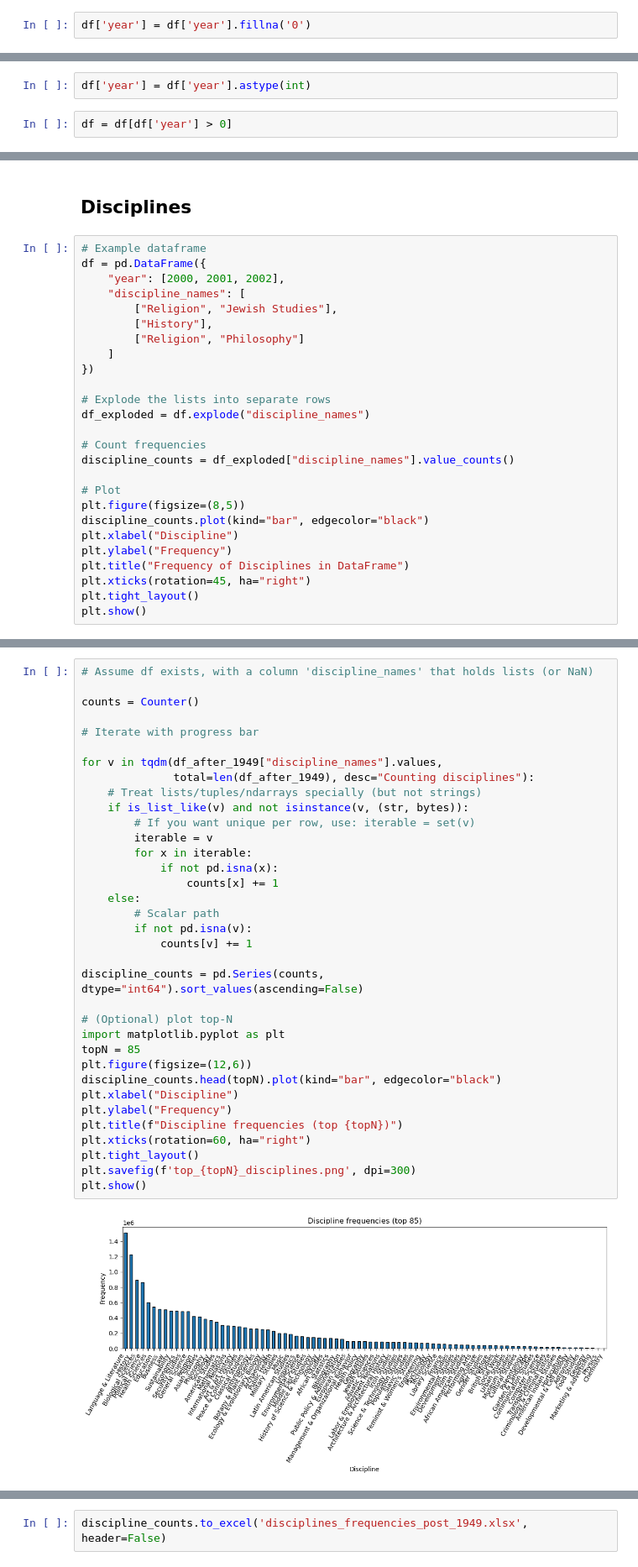
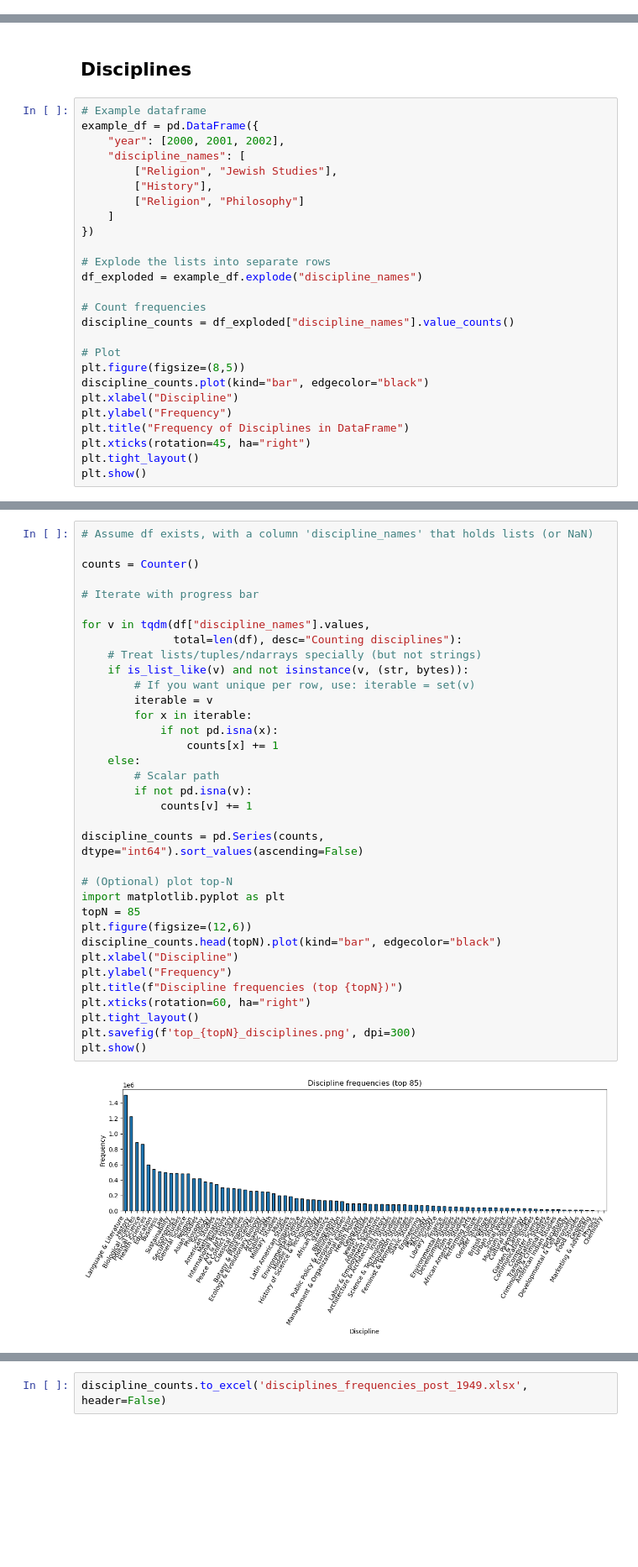
Before and after one commit to DanilSko/jstor_analysis_code, a Jupyter notebook: JSTOR database analyser.ipynb, the cells around one changed output, grey strips where cells are left out. Shown at 84% size. Drawn from its saved outputs; the diff is of its cells as text; blank space fills up the shorter version.

```diff
--- a/JSTOR database analyser.ipynb
+++ b/JSTOR database analyser.ipynb
@@ -161,2 +118,0 @@ df[df['year'].isna()].shape
-# %%
-df['year'] = df['year'].fillna('0')
@@ -167,4 +118,0 @@ df.shape
-# %%
-df['year'] = df['year'].astype(int)
-# %%
-df = df[df['year'] > 0]
@@ -346,7 +204,7 @@ del df # to free up some memory
 ## Disciplines
 # %%
 # Example dataframe
-df = pd.DataFrame({
+example_df = pd.DataFrame({
     "year": [2000, 2001, 2002],
     "discipline_names": [
         ["Religion", "Jewish Studies"],
@@ -356,7 +214,7 @@ df = pd.DataFrame({
 })
 
 # Explode the lists into separate rows
-df_exploded = df.explode("discipline_names")
+df_exploded = example_df.explode("discipline_names")
 
 # Count frequencies
 discipline_counts = df_exploded["discipline_names"].value_counts()
@@ -398,34 +237,34 @@ counts = Counter()
 
 # Iterate with progress bar
 
-for v in tqdm(df_after_1949["discipline_names"].values,
-              total=len(df_after_1949), desc="Counting disciplines"):
+for v in tqdm(df["discipline_names"].values,
+              total=len(df), desc="Counting disciplines"):
     # Treat lists/tuples/ndarrays specially (but not strings)
     if is_list_like(v) and not isinstance(v, (str, bytes)):
         # If you want unique per row, use: iterable = set(v)
         iterable = v
         for x in iterable:
             if not pd.isna(x):
                 counts[x] += 1
     else:
         # Scalar path
         if not pd.isna(v):
             counts[v] += 1
 
 discipline_counts = pd.Series(counts, dtype="int64").sort_values(ascending=False)
 
 # (Optional) plot top-N
 import matplotlib.pyplot as plt
 topN = 85
 plt.figure(figsize=(12,6))
 discipline_counts.head(topN).plot(kind="bar", edgecolor="black")
 plt.xlabel("Discipline")
 plt.ylabel("Frequency")
 plt.title(f"Discipline frequencies (top {topN})")
 plt.xticks(rotation=60, ha="right")
 plt.tight_layout()
 plt.savefig(f'top_{topN}_disciplines.png', dpi=300)
 plt.show()
 # %% [output]
-[figure, old version]
+[figure, new version]
 # %%
```
Also changed, not shown: parts of 49 cells of this notebook.
